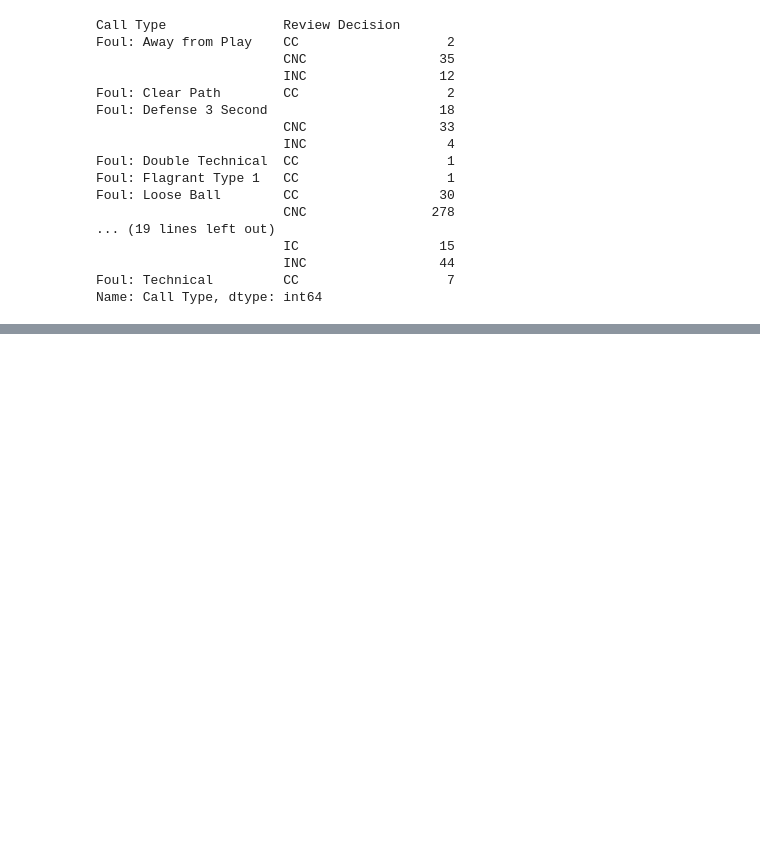
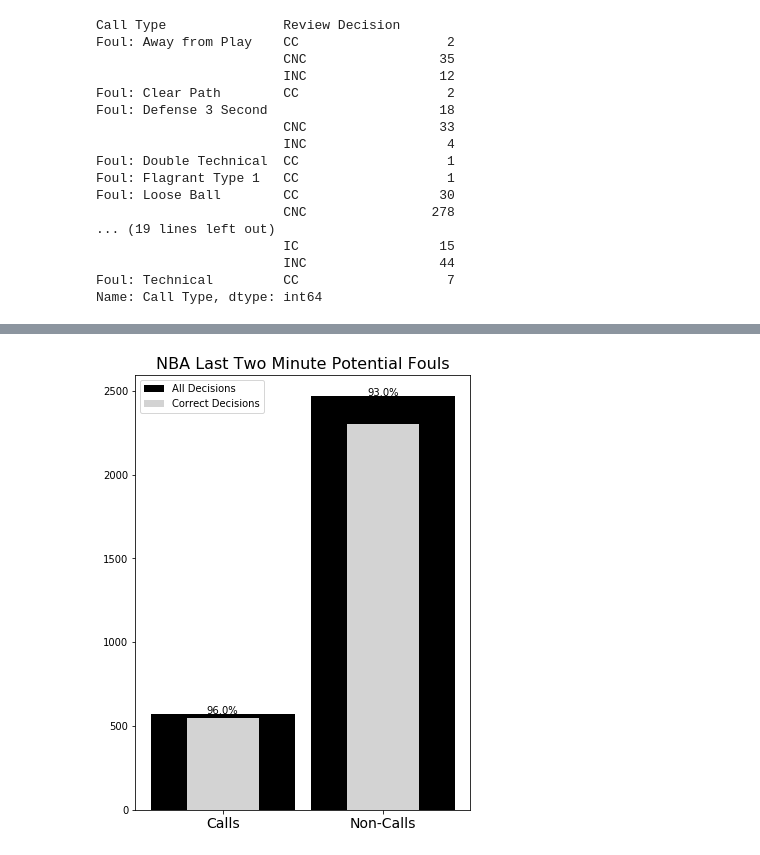
Before and after one commit to basketballrelativity/l2m, a Jupyter notebook: l2m.ipynb, the cells around one changed output, grey strips where cells are left out. Saved outputs shown, nothing was run; the diff lists cells and outputs as text; code cells hidden in the pictures; blank space fills up the shorter version.

```diff
--- a/l2m.ipynb
+++ b/l2m.ipynb
@@ -186,0 +198,7 @@ Name: Call Type, dtype: int64
+# %%
+foul_df['Review Decision'] = ['CNC' if x == 'NCC'
+                              else 'INC' if x == 'NCI'
+                              else x for x in foul_df['Review Decision']]
+# %%
+type_df = pd.DataFrame(foul_df.groupby('Review Decision')['Review Decision'].aggregate(['count'])).reset_index()
+type_df
@@ -186,0 +212,48 @@ Name: Call Type, dtype: int64
+# %%
+call_accuracy = (type_df[type_df['Review Decision']=='CC']['count'].iloc[0] /
+    (type_df[type_df['Review Decision']=='CC']['count'].iloc[0] + type_df[type_df['Review Decision']=='IC']['count'].iloc[0]))
+call_count = type_df[type_df['Review Decision']=='CC']['count'].iloc[0]
+call_sum = type_df[type_df['Review Decision']=='IC']['count'].iloc[0] + call_count
+
+noncall_accuracy = (type_df[type_df['Review Decision']=='CNC']['count'].iloc[0] /
+    (type_df[type_df['Review Decision']=='CNC']['count'].iloc[0] + type_df[type_df['Review Decision']=='INC']['count'].iloc[0]))
+noncall_count = type_df[type_df['Review Decision']=='CNC']['count'].iloc[0]
+noncall_sum = type_df[type_df['Review Decision']=='INC']['count'].iloc[0] + noncall_count
+# %%
+fig = plt.figure(figsize=(6, 8))
+
+axis = fig.add_axes()
+
+bar_width_po = 0.9
+bar_width_league = 0.45
+
+# Adjusting the vertical locations of the horizontal bars to match with the axis tick labels
+hort_locations = np.arange(2)
+#hort_locations = [x + bar_height_po/2 for x in vert_locations]
+
+axis = fig.add_axes()
+
+plt.bar(x=hort_locations,
+        height=[call_sum, noncall_sum], width=bar_width_po,
+        color='black', label = 'All Decisions')
+plt.bar(x=hort_locations,
+        height=[call_count, noncall_count], width=bar_width_league,
+        color='lightgray', label = 'Correct Decisions')
+
+count = 0
+for perc, chal in zip([call_accuracy, noncall_accuracy], [call_sum, noncall_sum]):
+    plt.text(count-0.1, chal + 0.1, str(round(perc*100)) + '%')
+    count += 1
+
+plt.xticks(range(0, 2),
+           ['Calls', 'Non-Calls'],
+           rotation=0, fontsize=14)
+
+# plt.yticks(np.arange(0, max([call_sum, noncall_sum]) + 1, step=5))
+# for x in np.arange(0, max([call_sum, noncall_sum]) + 1, step=10):
+#     plt.axhline(x, linestyle='--', color='gray')
+plt.title("NBA Last Two Minute Potential Fouls", fontsize=16)
+plt.legend(loc='upper left')
+plt.show()
+# %% [output]
+[figure, added]
```
Also changed, not shown: parts of 14 cells of this notebook.
